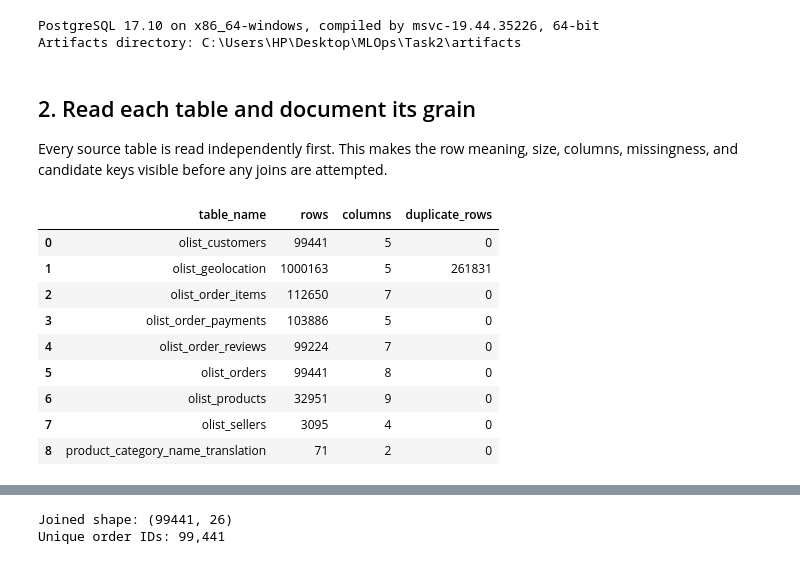
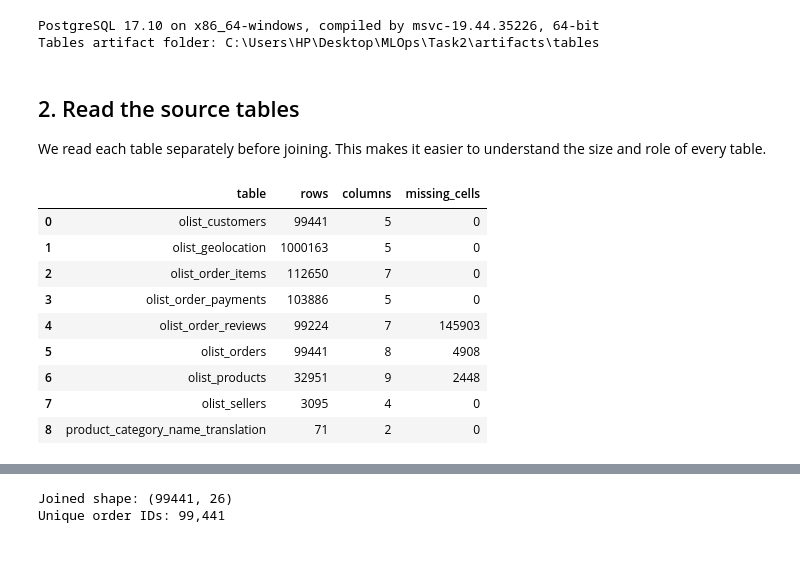
Before and after one commit to Ahmedosrf/MLOps-Qafza, a Jupyter notebook: Task2/notebooks/01_read_and_join_tables.ipynb, the cells around one changed output, grey strips where cells are left out. Drawn from its saved outputs; the diff is of its cells as text; code cells hidden in the pictures.

```diff
--- a/Task2/notebooks/01_read_and_join_tables.ipynb
+++ b/Task2/notebooks/01_read_and_join_tables.ipynb
@@ -19,65 +19,84 @@ from pathlib import Path
 import os
 import getpass
 import json
+
 import pandas as pd
+import matplotlib.pyplot as plt
+import seaborn as sns
 from sqlalchemy import create_engine, text, inspect
 
+sns.set_theme(style="whitegrid", context="notebook")
+
 PROJECT_ROOT = Path(r"C:\Users\HP\Desktop\MLOps")
-TASK1_ROOT = PROJECT_ROOT / "Task1"
 TASK2_ROOT = PROJECT_ROOT / "Task2"
 ARTIFACTS_DIR = TASK2_ROOT / "artifacts"
-ARTIFACTS_DIR.mkdir(parents=True, exist_ok=True)
+TABLES_DIR = ARTIFACTS_DIR / "tables"
+REPORTS_DIR = ARTIFACTS_DIR / "reports"
+CHARTS_DIR = ARTIFACTS_DIR / "charts"
+
+for folder in [TABLES_DIR, REPORTS_DIR, CHARTS_DIR]:
+    folder.mkdir(parents=True, exist_ok=True)
 
 DB_HOST = os.getenv("OLIST_DB_HOST", "localhost")
 DB_PORT = os.getenv("OLIST_DB_PORT", "5432")
 DB_NAME = os.getenv("OLIST_DB_NAME", "olist")
 DB_USER = os.getenv("OLIST_DB_USER", "postgres")
 DB_PASSWORD = os.getenv("OLIST_DB_PASSWORD") or getpass.getpass("PostgreSQL password: ")
-engine = create_engine(f"postgresql+psycopg2://{DB_USER}:{DB_PASSWORD}@{DB_HOST}:{DB_PORT}/{DB_NAME}", pool_pre_ping=True)
+
+connection_url = f"postgresql+psycopg2://{DB_USER}:{DB_PASSWORD}@{DB_HOST}:{DB_PORT}/{DB_NAME}"
+engine = create_engine(connection_url, pool_pre_ping=True)
 
 with engine.connect() as connection:
     print(connection.execute(text("SELECT version();")).scalar_one())
-print(f"Artifacts directory: {ARTIFACTS_DIR}")
+
+print(f"Tables artifact folder: {TABLES_DIR}")
 # %% [output]
 PostgreSQL 17.10 on x86_64-windows, compiled by msvc-19.44.35226, 64-bit
-Artifacts directory: C:\Users\HP\Desktop\MLOps\Task2\artifacts
+Tables artifact folder: C:\Users\HP\Desktop\MLOps\Task2\artifacts\tables
-# %% [markdown]
-## 2. Read each table and document its grain
-
-Every source table is read independently first. This makes the row meaning, size, columns, missingness, and candidate keys visible before any joins are attempted.
+# %% [markdown]
+## 2. Read the source tables
+
+We read each table separately before joining. This makes it easier to understand the size and role of every table.
 # %%
-inspector = inspect(engine)
 expected_tables = [
-    "olist_customers", "olist_geolocation", "olist_orders",
-    "olist_order_items", "olist_order_payments", "olist_order_reviews",
-    "olist_products", "olist_sellers", "product_category_name_translation"
+    "olist_customers",
+    "olist_geolocation",
+    "olist_orders",
+    "olist_order_items",
+    "olist_order_payments",
+    "olist_order_reviews",
+    "olist_products",
+    "olist_sellers",
+    "product_category_name_translation",
 ]
-actual_tables = set(inspector.get_table_names())
-missing_tables = set(expected_tables) - actual_tables
-if missing_tables:
-    raise AssertionError(f"Missing Task 1 tables: {sorted(missing_tables)}")
+
+available_tables = set(inspect(engine).get_table_names())
+missing_tables = sorted(set(expected_tables) - available_tables)
+assert not missing_tables, f"Missing tables: {missing_tables}"
 
 tables = {}
-table_summary = []
+summary_rows = []
+
 for table_name in expected_tables:
-    tables[table_name] = pd.read_sql_query(f'SELECT * FROM "{table_name}"', engine)
-    table_summary.append({
-        "table_name": table_name,
-        "rows": len(tables[table_name]),
-        "columns": len(tables[table_name].columns),
-        "duplicate_rows": int(tables[table_name].duplicated().sum()),
+    table = pd.read_sql_table(table_name, engine)
+    tables[table_name] = table
+    summary_rows.append({
+        "table": table_name,
+        "rows": len(table),
+        "columns": len(table.columns),
+        "missing_cells": int(table.isna().sum().sum()),
     })
 
-table_summary = pd.DataFrame(table_summary).sort_values("table_name").reset_index(drop=True)
+table_summary = pd.DataFrame(summary_rows).sort_values("table").reset_index(drop=True)
 display(table_summary)
 # %% [output]
-|  | table_name | rows | columns | duplicate_rows |
+|  | table | rows | columns | missing_cells |
 | 0 | olist_customers | 99441 | 5 | 0 |
-| 1 | olist_geolocation | 1000163 | 5 | 261831 |
+| 1 | olist_geolocation | 1000163 | 5 | 0 |
 | 2 | olist_order_items | 112650 | 7 | 0 |
 | 3 | olist_order_payments | 103886 | 5 | 0 |
-| 4 | olist_order_reviews | 99224 | 7 | 0 |
-| 5 | olist_orders | 99441 | 8 | 0 |
-| 6 | olist_products | 32951 | 9 | 0 |
+| 4 | olist_order_reviews | 99224 | 7 | 145903 |
+| 5 | olist_orders | 99441 | 8 | 4908 |
+| 6 | olist_products | 32951 | 9 | 2448 |
 | 7 | olist_sellers | 3095 | 4 | 0 |
 | 8 | product_category_name_translation | 71 | 2 | 0 |
```
Also changed, not shown: parts of 22 cells of this notebook, 5 other files.
